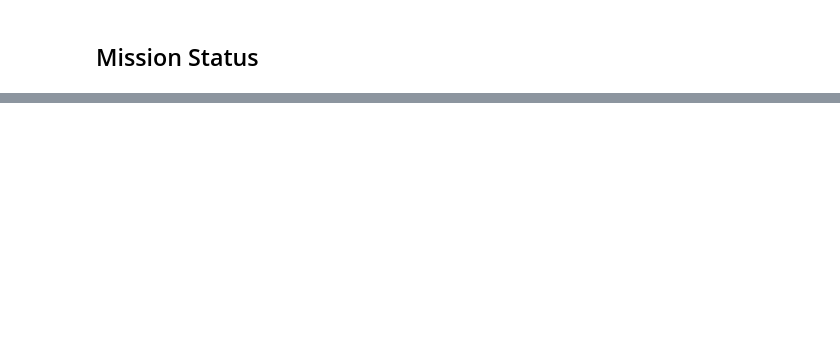
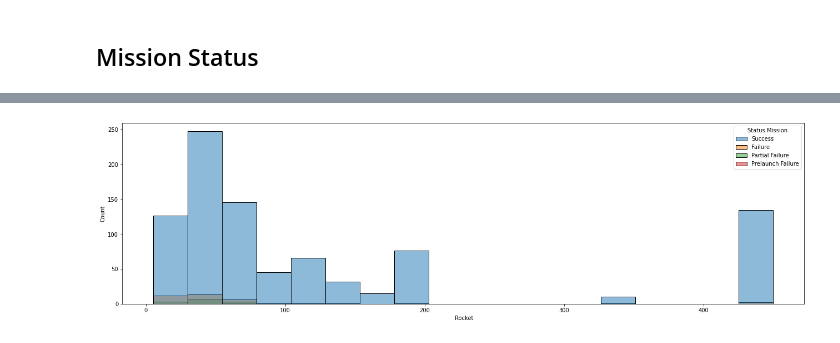
Before and after one commit to MSBurakS/Space-Mission-from-1957-Data-Analysis-My-Practice, a Jupyter notebook: space-mission-from-1957-data-analysis-my-practice.ipynb, the cells around one changed output, grey strips where cells are left out. Drawn from its saved outputs; the diff is of its cells as text; code cells hidden in the pictures; blank space fills up the shorter version.

```diff
--- a/space-mission-from-1957-data-analysis-my-practice.ipynb
+++ b/space-mission-from-1957-data-analysis-my-practice.ipynb
@@ -114,0 +241,6 @@ fig.show()
+# %%
+plt.figure(figsize = (22,6))
+sns.histplot(data =df_d, x= " Rocket",hue="Status Mission")
+plt.show()
+# %% [output]
+[figure, added]
```
Also changed, not shown: parts of 32 cells of this notebook.
